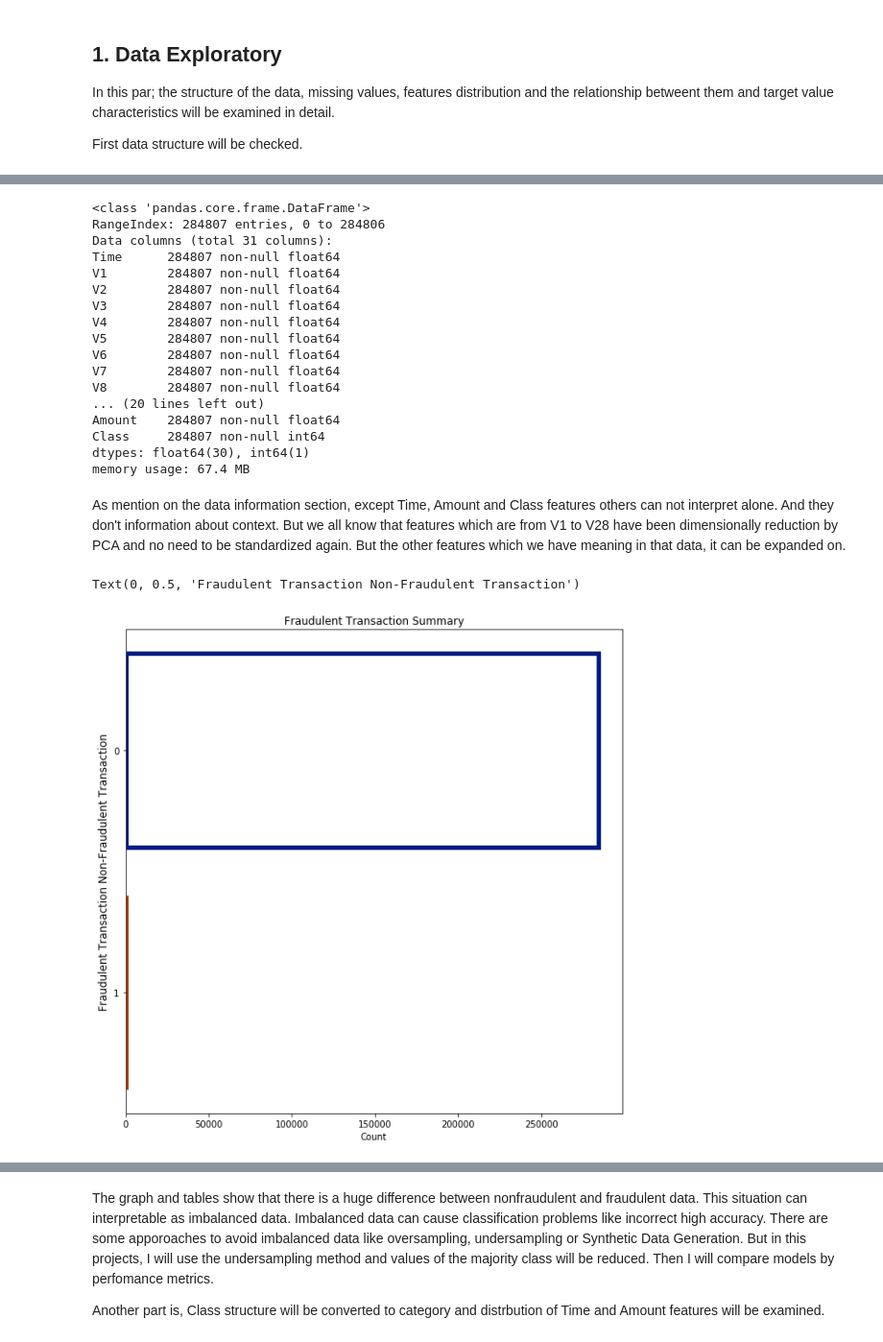
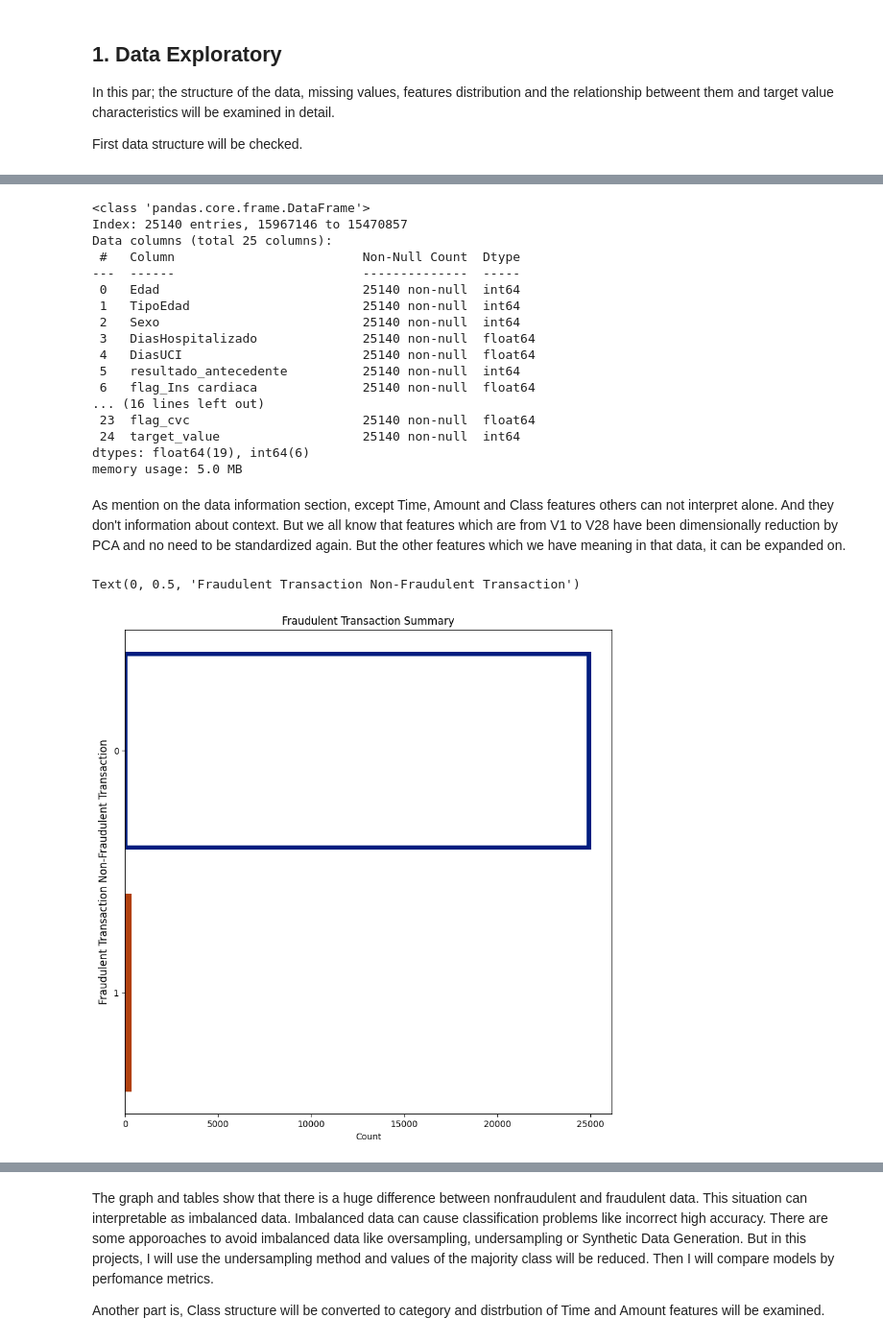
Before and after one commit to dacc93/Handling_Imbalanced_dataset, a Jupyter notebook: Handling_Imbalanced_data.ipynb, the cells around one changed output, grey strips where cells are left out. Shown at 96% size. Drawn from its saved outputs; the diff is of its cells as text; code cells hidden in the pictures.

Commit message:
pull request final EDA tesis TVP

```diff
--- a/Handling_Imbalanced_data.ipynb
+++ b/Handling_Imbalanced_data.ipynb
@@ -54,0 +44,4 @@ data.head()
+# %%
+# data = pd.read_csv('..\TesisTVP\merged_df_final_actualizado.csv')
+data = pd.read_csv("..\TesisTVP\merged_df_final_actualizado.csv", sep=';', index_col= "Episodio CMBD")
+data.head()
@@ -81,38 +83,38 @@ data.describe().transpose()
 data.info()
 # %% [output]
 <class 'pandas.core.frame.DataFrame'>
-RangeIndex: 284807 entries, 0 to 284806
-Data columns (total 31 columns):
-Time      284807 non-null float64
-V1        284807 non-null float64
-V2        284807 non-null float64
-V3        284807 non-null float64
-V4        284807 non-null float64
-V5        284807 non-null float64
-V6        284807 non-null float64
-V7        284807 non-null float64
-V8        284807 non-null float64
-... (20 lines left out)
-Amount    284807 non-null float64
-Class     284807 non-null int64
-dtypes: float64(30), int64(1)
-memory usage: 67.4 MB
+Index: 25140 entries, 15967146 to 15470857
+Data columns (total 25 columns):
+ #   Column                         Non-Null Count  Dtype
+---  ------                         --------------  -----
+ 0   Edad                           25140 non-null  int64
+ 1   TipoEdad                       25140 non-null  int64
+ 2   Sexo                           25140 non-null  int64
+ 3   DiasHospitalizado              25140 non-null  float64
+ 4   DiasUCI                        25140 non-null  float64
+ 5   resultado_antecedente          25140 non-null  int64
+ 6   flag_Ins cardiaca              25140 non-null  float64
+... (16 lines left out)
+ 23  flag_cvc                       25140 non-null  float64
+ 24  target_value                   25140 non-null  int64
+dtypes: float64(19), int64(6)
+memory usage: 5.0 MB
 # %% [markdown]
 As mention on the data information section, except Time, Amount and Class features others can not interpret alone. And they don't information about context. But we all know that features which are from V1 to V28 have been dimensionally reduction by PCA and no need to be standardized again. But the other features which we have meaning in that data, it can be expanded on.
 # %%
 # Next, class feature will be examined.
 plt.figure(figsize=(10,10))
 sns.countplot(
-    y="Class",
+    y="target_value",
     data=data,
     facecolor=(0, 0, 0, 0),
     linewidth=5,
     edgecolor=sns.color_palette("dark", 2))
 
 plt.title('Fraudulent Transaction Summary')
 plt.xlabel('Count')
 plt.ylabel('Fraudulent Transaction Non-Fraudulent Transaction', fontsize=12)
 # %% [output]
 Text(0, 0.5, 'Fraudulent Transaction Non-Fraudulent Transaction')
-[figure, old version]
+[figure, new version]
 # %%
```
Also changed, not shown: parts of 24 cells of this notebook.
